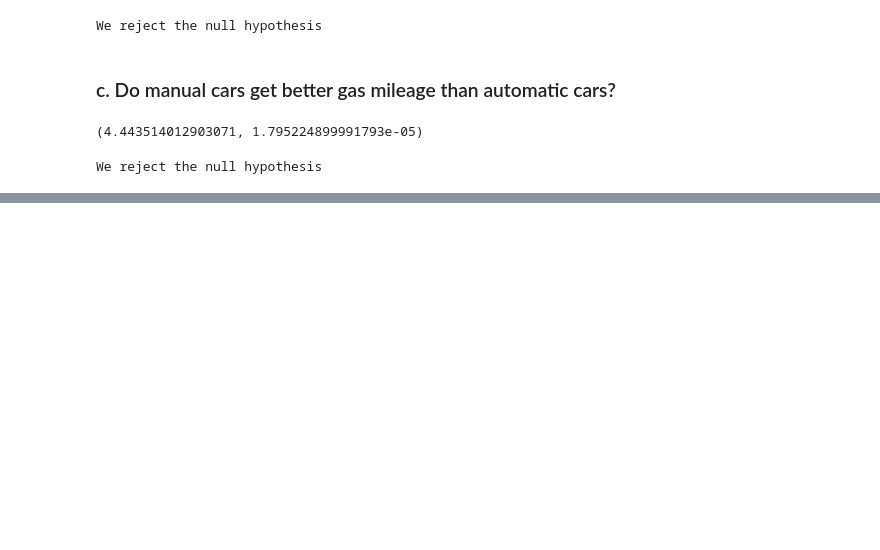
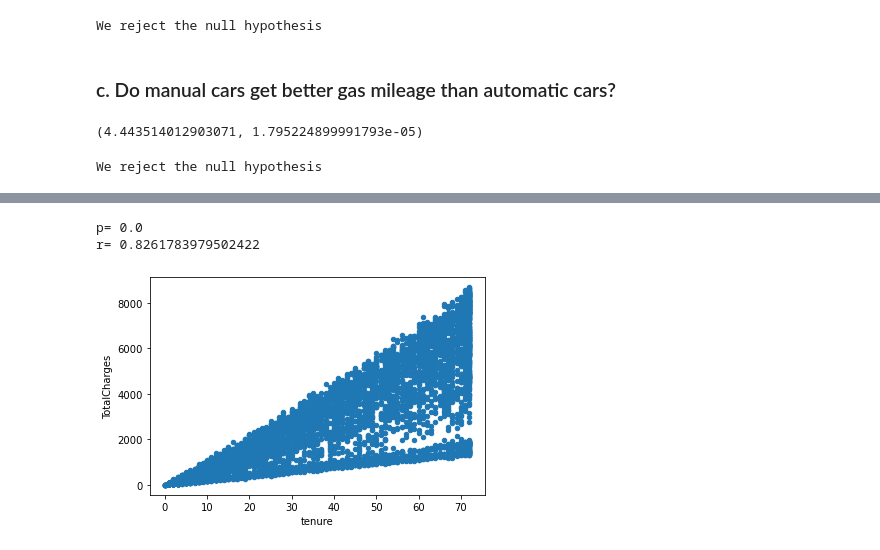
Before and after one commit to m3redithw/statistics-exercises, a Jupyter notebook: hypothesis_testing_exercises.ipynb, the cells around one changed output, grey strips where cells are left out. Cells and saved outputs as stored; diff of their text form; code cells hidden in the pictures; blank space fills up the shorter version.

```diff
--- a/hypothesis_testing_exercises.ipynb
+++ b/hypothesis_testing_exercises.ipynb
@@ -263,0 +318,2 @@ We reject the null hypothesis
+# %%
+df.TotalCharges = df.TotalCharges.str.strip().replace('',0).astype(float)
@@ -263,0 +335,12 @@ We reject the null hypothesis
+# %%
+r,p = stats.pearsonr(df.tenure, df.TotalCharges)
+x = df.tenure
+y = df.TotalCharges
+df.plot.scatter(y='TotalCharges', x='tenure')
+
+print('p=', p)
+print('r=', r)
+# %% [output]
+p= 0.0
+r= 0.8261783979502422
+[figure, added]
```
Also changed, not shown: parts of 44 cells of this notebook.
